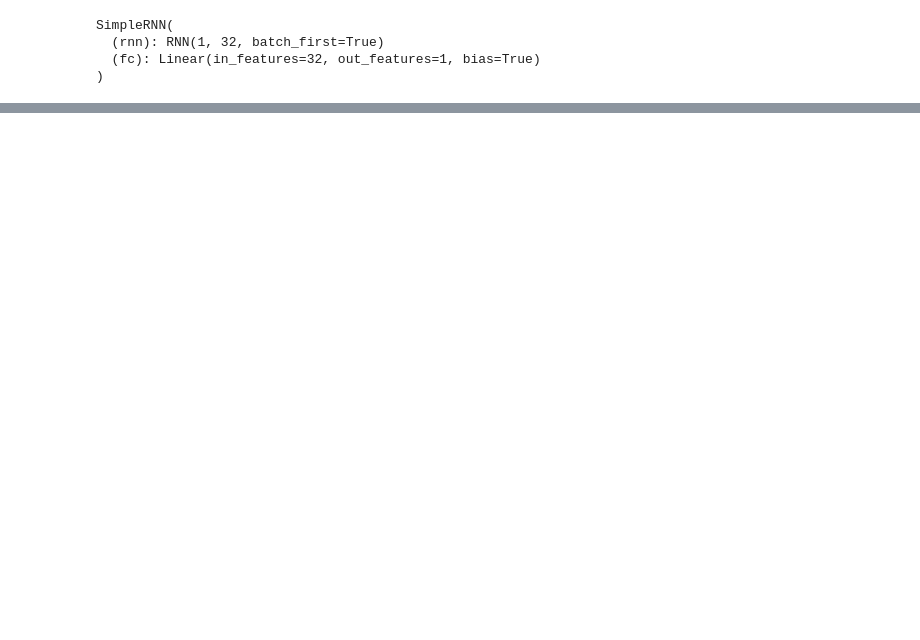
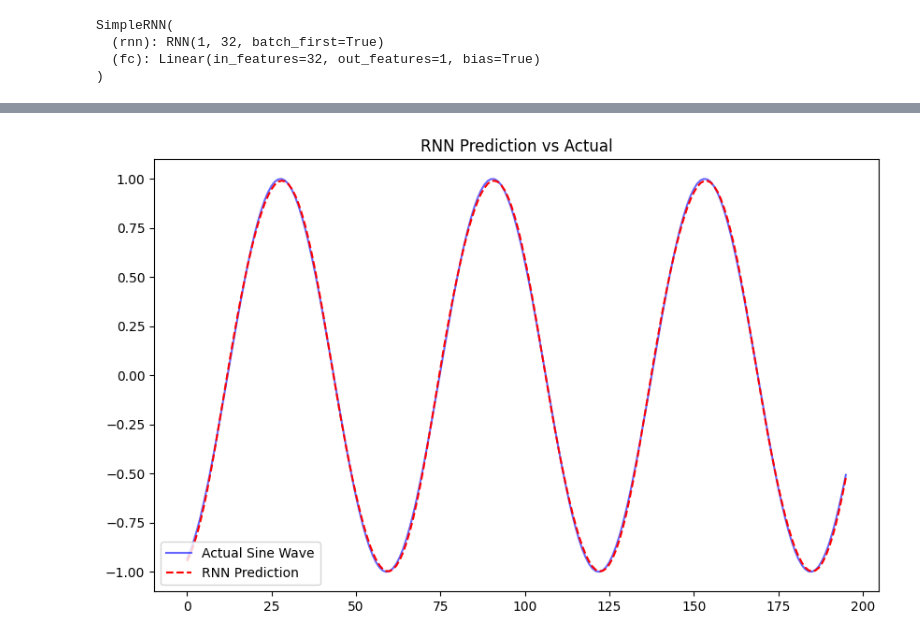
Before and after one commit to helia-mirhosseini/AI_Course, a Jupyter notebook: chpter4/01_RNN_Fundamentals.ipynb, the cells around one changed output, grey strips where cells are left out. Drawn from its saved outputs; the diff is of its cells as text; code cells hidden in the pictures; blank space fills up the shorter version.

```diff
--- a/chpter4/01_RNN_Fundamentals.ipynb
+++ b/chpter4/01_RNN_Fundamentals.ipynb
@@ -216,0 +646,17 @@ SimpleRNN(
+# %%
+model.eval()
+with torch.no_grad():
+    test_predictions = model(X_test)
+
+# Convert to numpy for plotting
+predicted = test_predictions.numpy()
+actual = y_test.numpy()
+
+plt.figure(figsize=(10,6))
+plt.plot(actual, label='Actual Sine Wave', color='blue', alpha=0.6)
+plt.plot(predicted, label='RNN Prediction', color='red', linestyle='--')
+plt.title("RNN Prediction vs Actual")
+plt.legend()
+plt.show()
+# %% [output]
+[figure, added]
```
Also changed, not shown: parts of 9 cells of this notebook.
